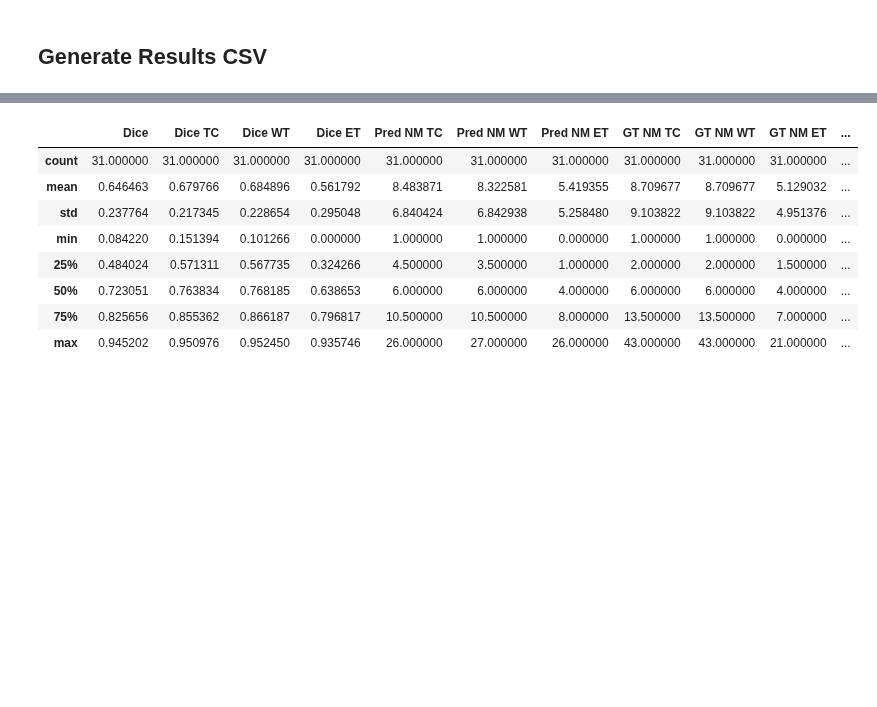
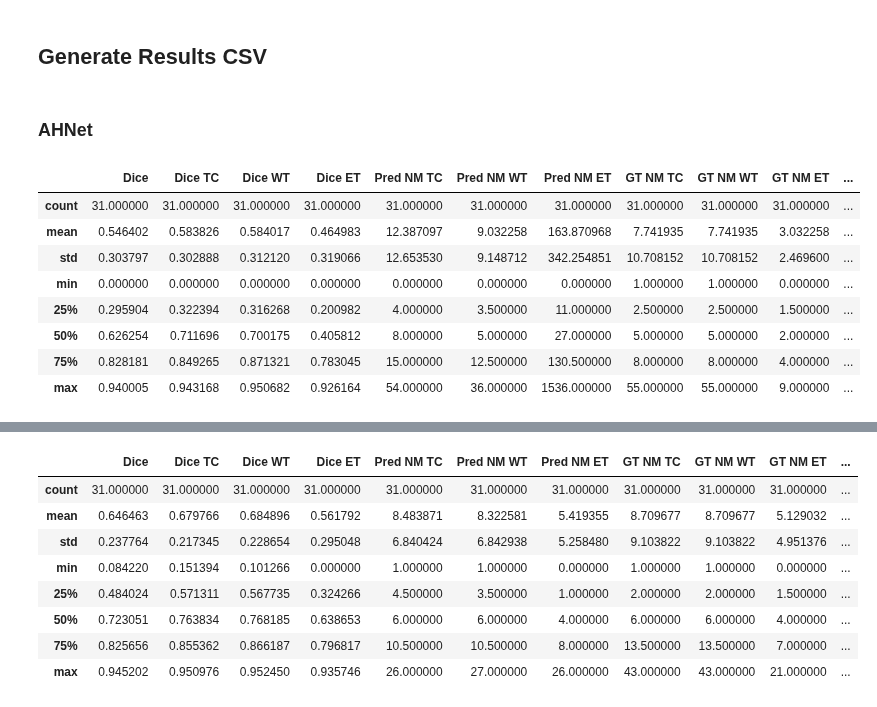
Before and after one commit to NachoGV/Semantic-Segmentation-of-Brain-Metastases-in-MRI-Scans, a Jupyter notebook: utils/results_generator.ipynb, the cells around one changed output, grey strips where cells are left out. Saved outputs shown, nothing was run; the diff lists cells and outputs as text; code cells hidden in the pictures; blank space fills up the shorter version.

```diff
--- a/utils/results_generator.ipynb
+++ b/utils/results_generator.ipynb
@@ -20,0 +21,29 @@ pd.set_option('display.max_colwidth', None)
+# %%
+subject_ids = pd.read_csv('../data/VAL.csv')['SubjectID'].values
+
+ah_segs, unet_segs, segresnet_segs, untr_segs, gt_segs = [], [], [], [], []
+for sid in subject_ids:
+    ah_channels, unet_channels, segresnet_channels, untr_channels, gt_channels = [], [], [], [], []
+    for channel in ['TC', 'WT', 'ET']:
+        ah_channels.append(f'../outputs/AHNet/pred_segs/val_pred_segs/pred_{sid}_{channel}.nii.gz')
+        unet_channels.append(f'../outputs/UNet/pred_segs/val_pred_segs/pred_{sid}_{channel}.nii.gz')
+        segresnet_channels.append(f'../outputs/SegResNet/pred_segs/val_pred_segs/pred_{sid}_{channel}.nii.gz')
+        untr_channels.append(f'../outputs/UNETR/pred_segs/val_pred_segs/pred_{sid}_{channel}.nii.gz')
+        gt_channels.append(f'../outputs/gt_segs/val_gt_segs/gt_{sid}_{channel}.nii.gz')
+
+    ah_segs.append(ah_channels)
+    unet_segs.append(unet_channels)
+    segresnet_segs.append(segresnet_channels)
+    untr_segs.append(untr_channels)
+    gt_segs.append(gt_channels)
+
+# Dataframe
+val_df = pd.DataFrame()
+val_df['SubjectID'] = subject_ids
+val_df['AHNet'] = ah_segs
+val_df['UNet'] = unet_segs
+val_df['SegResNet'] = segresnet_segs
+val_df['UNETR'] = untr_segs
+val_df['GT'] = gt_segs
+
+val_df.head()
@@ -58,4 +94,21 @@ data_df.head()
 | 4 | 100142A | [../outputs/AHNet/pred_segs/test_... | [../outputs/UNet/pred_segs/test_p... | [../outputs/SegResNet/pred_segs/t... | [../outputs/UNETR/pred_segs/test_... | [../outputs/gt_segs/test_gt_segs/... |
 # %% [markdown]
 ## Generate Results CSV
+# %% [markdown]
+### AHNet
+# %%
+# VAL AHNet
+ahnet_df = calculate_metrics('AHNet', val_df)
+ahnet_df.to_csv('../outputs/AHNet/val_scores.csv', index=False)
+ahnet_df.describe()
+# %% [output]
+|  | Dice | Dice TC | Dice WT | Dice ET | Pred NM TC | Pred NM WT | Pred NM ET | GT NM TC | GT NM WT | GT NM ET | ... |
+| count | 31.000000 | 31.000000 | 31.000000 | 31.000000 | 31.000000 | 31.000000 | 31.000000 | 31.000000 | 31.000000 | 31.000000 | ... |
+| mean | 0.546402 | 0.583826 | 0.584017 | 0.464983 | 12.387097 | 9.032258 | 163.870968 | 7.741935 | 7.741935 | 3.032258 | ... |
+| std | 0.303797 | 0.302888 | 0.312120 | 0.319066 | 12.653530 | 9.148712 | 342.254851 | 10.708152 | 10.708152 | 2.469600 | ... |
+| min | 0.000000 | 0.000000 | 0.000000 | 0.000000 | 0.000000 | 0.000000 | 0.000000 | 1.000000 | 1.000000 | 0.000000 | ... |
+| 25% | 0.295904 | 0.322394 | 0.316268 | 0.200982 | 4.000000 | 3.500000 | 11.000000 | 2.500000 | 2.500000 | 1.500000 | ... |
+| 50% | 0.626254 | 0.711696 | 0.700175 | 0.405812 | 8.000000 | 5.000000 | 27.000000 | 5.000000 | 5.000000 | 2.000000 | ... |
+| 75% | 0.828181 | 0.849265 | 0.871321 | 0.783045 | 15.000000 | 12.500000 | 130.500000 | 8.000000 | 8.000000 | 4.000000 | ... |
+| max | 0.940005 | 0.943168 | 0.950682 | 0.926164 | 54.000000 | 36.000000 | 1536.000000 | 55.000000 | 55.000000 | 9.000000 | ... |
 # %%
```
Also changed, not shown: parts of 14 cells of this notebook, 13 other files.
